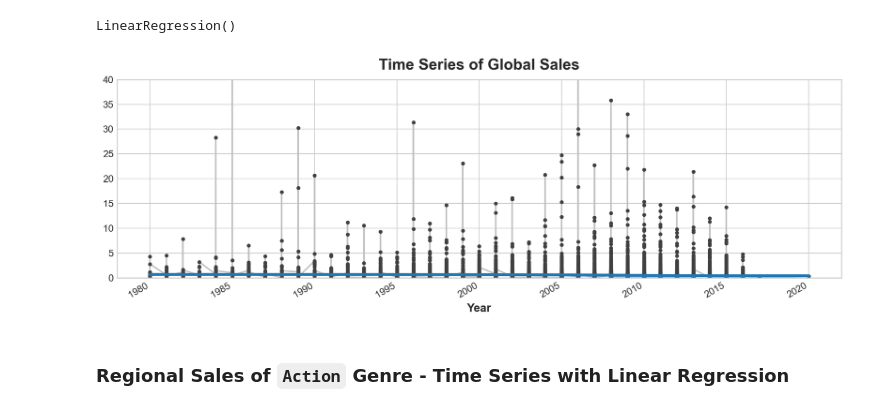
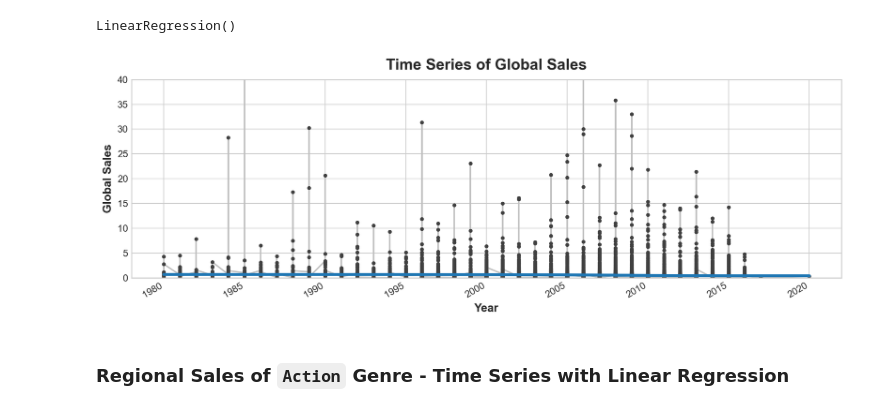
Before and after one commit to lansotto/project4, a Jupyter notebook: analysis.ipynb, the cells around one changed output. Cells and saved outputs as stored; diff of their text form; code cells hidden in the pictures.

```diff
--- a/analysis.ipynb
+++ b/analysis.ipynb
@@ -512,10 +512,11 @@ y_pred = pd.Series(time_model_global.predict(X_global), index=X_global.index)
 # %%
 ax = y_global.plot(**plot_params)
 ax = y_pred.plot(ax=ax, linewidth=3)
 ax.set(ylim=(0, 40))
+ax.set_ylabel('Global Sales')
 ax.set_title('Time Series of Global Sales');
 # %% [output]
-[figure, old version]
+[figure, new version]
 # %% [markdown]
 ### Regional Sales of `Action` Genre - Time Series with Linear Regression
 # %%
```
